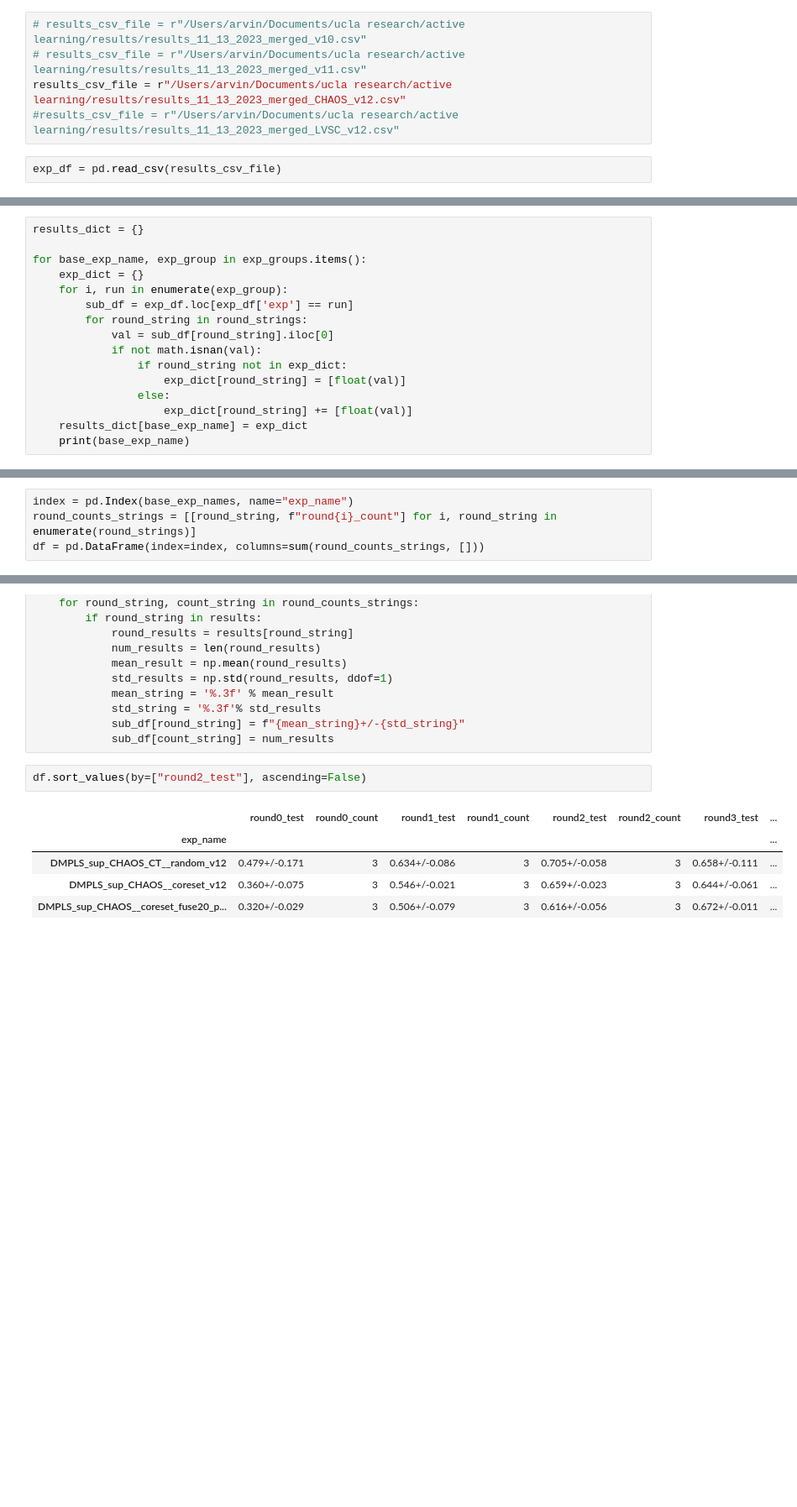
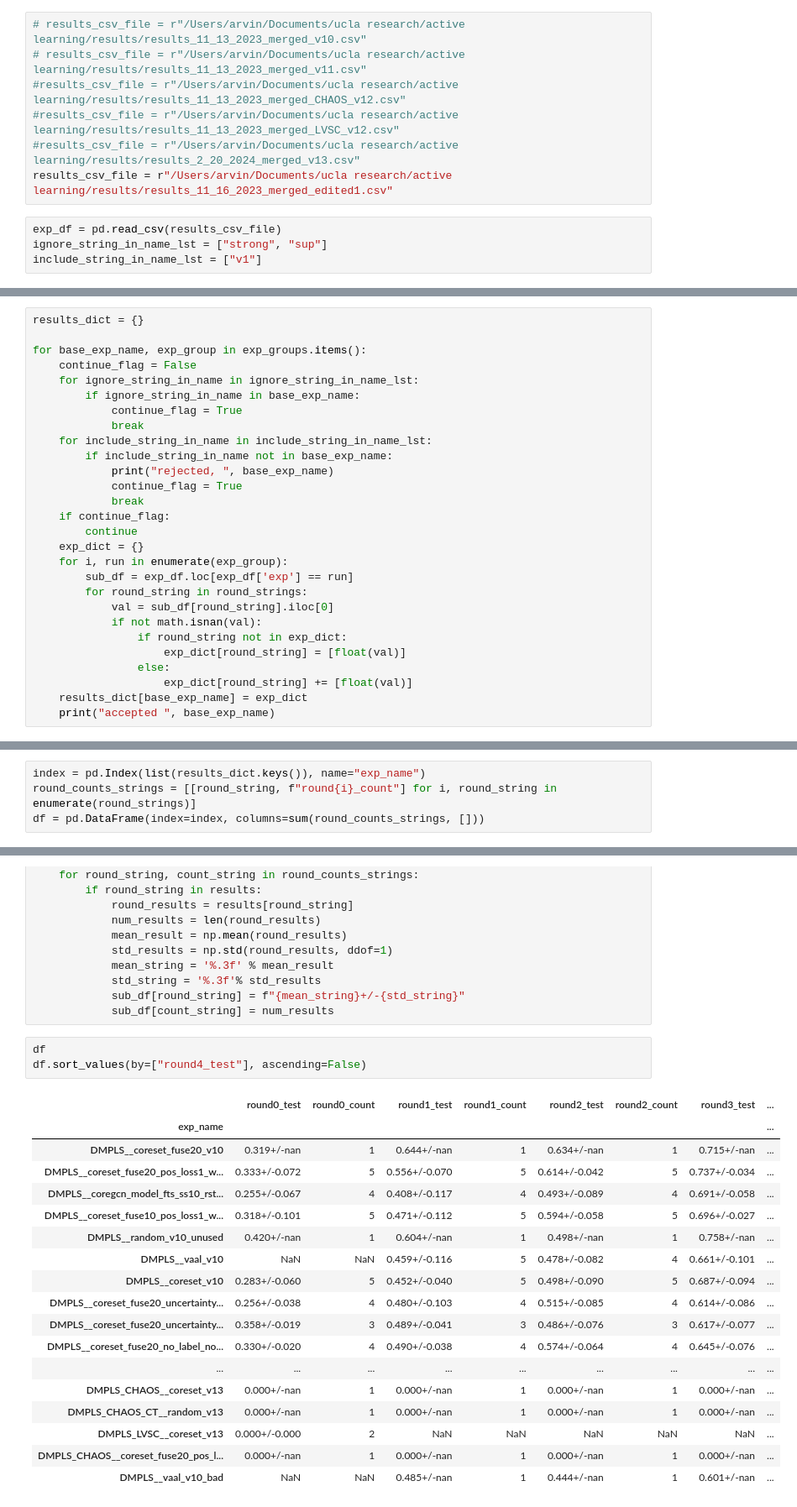
Before and after one commit to arvindmvepa/al-seg, a Jupyter notebook: Analyze Metrics - General Experiments.ipynb, the cells around one changed output, grey strips where cells are left out. Shown: that part at 84% size. Cells and saved outputs as stored; diff of their text form; blank space fills up the shorter version.

```diff
--- a/Analyze Metrics - General Experiments.ipynb
+++ b/Analyze Metrics - General Experiments.ipynb
@@ -8,10 +10,14 @@ import math
 # %%
 # results_csv_file = r"/Users/arvin/Documents/ucla research/active learning/results/results_11_13_2023_merged_v10.csv"
 # results_csv_file = r"/Users/arvin/Documents/ucla research/active learning/results/results_11_13_2023_merged_v11.csv"
-results_csv_file = r"/Users/arvin/Documents/ucla research/active learning/results/results_11_13_2023_merged_CHAOS_v12.csv"
+#results_csv_file = r"/Users/arvin/Documents/ucla research/active learning/results/results_11_13_2023_merged_CHAOS_v12.csv"
 #results_csv_file = r"/Users/arvin/Documents/ucla research/active learning/results/results_11_13_2023_merged_LVSC_v12.csv"
+#results_csv_file = r"/Users/arvin/Documents/ucla research/active learning/results/results_2_20_2024_merged_v13.csv"
+results_csv_file = r"/Users/arvin/Documents/ucla research/active learning/results/results_11_16_2023_merged_edited1.csv"
 # %%
 exp_df = pd.read_csv(results_csv_file)
+ignore_string_in_name_lst = ["strong", "sup"]
+include_string_in_name_lst = ["v1"]
 # %%
 included_exp_names = exp_df['exp'].tolist()
 # %%
@@ -39,6 +45,18 @@ base_exp_names = list(exp_groups.keys())
 results_dict = {}
 
 for base_exp_name, exp_group in exp_groups.items():
+    continue_flag = False
+    for ignore_string_in_name in ignore_string_in_name_lst:
+        if ignore_string_in_name in base_exp_name:
+            continue_flag = True
+            break
+    for include_string_in_name in include_string_in_name_lst:
+        if include_string_in_name not in base_exp_name:
+            print("rejected, ", base_exp_name)
+            continue_flag = True
+            break
+    if continue_flag:
+        continue
     exp_dict = {}
     for i, run in enumerate(exp_group):
         sub_df = exp_df.loc[exp_df['exp'] == run]
@@ -50,5 +68,5 @@ for base_exp_name, exp_group in exp_groups.items():
                 else:
                     exp_dict[round_string] += [float(val)]
     results_dict[base_exp_name] = exp_dict
-    print(base_exp_name)
+    print("accepted ", base_exp_name)
 # %% [output]
@@ -58,5 +90,5 @@ DMPLS_sup_CHAOS__coreset_v12
 # %%
-index = pd.Index(base_exp_names, name="exp_name")
+index = pd.Index(list(results_dict.keys()), name="exp_name")
 round_counts_strings = [[round_string, f"round{i}_count"] for i, round_string in enumerate(round_strings)]
 df = pd.DataFrame(index=index, columns=sum(round_counts_strings, []))
 # %%
@@ -74,10 +106,24 @@ for base_exp_name, results in results_dict.items():
             sub_df[round_string] = f"{mean_string}+/-{std_string}"
             sub_df[count_string] = num_results
 # %%
-df.sort_values(by=["round2_test"], ascending=False)
+df
+df.sort_values(by=["round4_test"], ascending=False)
 # %% [output]
 |  | round0_test | round0_count | round1_test | round1_count | round2_test | round2_count | round3_test | ... |
 | exp_name |  |  |  |  |  |  |  | ... |
-| DMPLS_sup_CHAOS_CT__random_v12 | 0.479+/-0.171 | 3 | 0.634+/-0.086 | 3 | 0.705+/-0.058 | 3 | 0.658+/-0.111 | ... |
-| DMPLS_sup_CHAOS__coreset_v12 | 0.360+/-0.075 | 3 | 0.546+/-0.021 | 3 | 0.659+/-0.023 | 3 | 0.644+/-0.061 | ... |
-| DMPLS_sup_CHAOS__coreset_fuse20_p... | 0.320+/-0.029 | 3 | 0.506+/-0.079 | 3 | 0.616+/-0.056 | 3 | 0.672+/-0.011 | ... |
+| DMPLS__coreset_fuse20_v10 | 0.319+/-nan | 1 | 0.644+/-nan | 1 | 0.634+/-nan | 1 | 0.715+/-nan | ... |
+| DMPLS__coreset_fuse20_pos_loss1_w... | 0.333+/-0.072 | 5 | 0.556+/-0.070 | 5 | 0.614+/-0.042 | 5 | 0.737+/-0.034 | ... |
+| DMPLS__coregcn_model_fts_ss10_rst... | 0.255+/-0.067 | 4 | 0.408+/-0.117 | 4 | 0.493+/-0.089 | 4 | 0.691+/-0.058 | ... |
+| DMPLS__coreset_fuse10_pos_loss1_w... | 0.318+/-0.101 | 5 | 0.471+/-0.112 | 5 | 0.594+/-0.058 | 5 | 0.696+/-0.027 | ... |
+| DMPLS__random_v10_unused | 0.420+/-nan | 1 | 0.604+/-nan | 1 | 0.498+/-nan | 1 | 0.758+/-nan | ... |
+| DMPLS__vaal_v10 | NaN | NaN | 0.459+/-0.116 | 5 | 0.478+/-0.082 | 4 | 0.661+/-0.101 | ... |
+| DMPLS__coreset_v10 | 0.283+/-0.060 | 5 | 0.452+/-0.040 | 5 | 0.498+/-0.090 | 5 | 0.687+/-0.094 | ... |
+| DMPLS__coreset_fuse20_uncertainty... | 0.256+/-0.038 | 4 | 0.480+/-0.103 | 4 | 0.515+/-0.085 | 4 | 0.614+/-0.086 | ... |
+| DMPLS__coreset_fuse20_uncertainty... | 0.358+/-0.019 | 3 | 0.489+/-0.041 | 3 | 0.486+/-0.076 | 3 | 0.617+/-0.077 | ... |
+| DMPLS__coreset_fuse20_no_label_no... | 0.330+/-0.020 | 4 | 0.490+/-0.038 | 4 | 0.574+/-0.064 | 4 | 0.645+/-0.076 | ... |
+| ... | ... | ... | ... | ... | ... | ... | ... | ... |
+| DMPLS_CHAOS__coreset_v13 | 0.000+/-nan | 1 | 0.000+/-nan | 1 | 0.000+/-nan | 1 | 0.000+/-nan | ... |
+| DMPLS_CHAOS_CT__random_v13 | 0.000+/-nan | 1 | 0.000+/-nan | 1 | 0.000+/-nan | 1 | 0.000+/-nan | ... |
+| DMPLS_LVSC__coreset_v13 | 0.000+/-0.000 | 2 | NaN | NaN | NaN | NaN | NaN | ... |
+| DMPLS_CHAOS__coreset_fuse20_pos_l... | 0.000+/-nan | 1 | 0.000+/-nan | 1 | 0.000+/-nan | 1 | 0.000+/-nan | ... |
+| DMPLS__vaal_v10_bad | NaN | NaN | 0.485+/-nan | 1 | 0.444+/-nan | 1 | 0.601+/-nan | ... |
```
Also changed, not shown: parts of 2 cells of this notebook, 5 other files.
